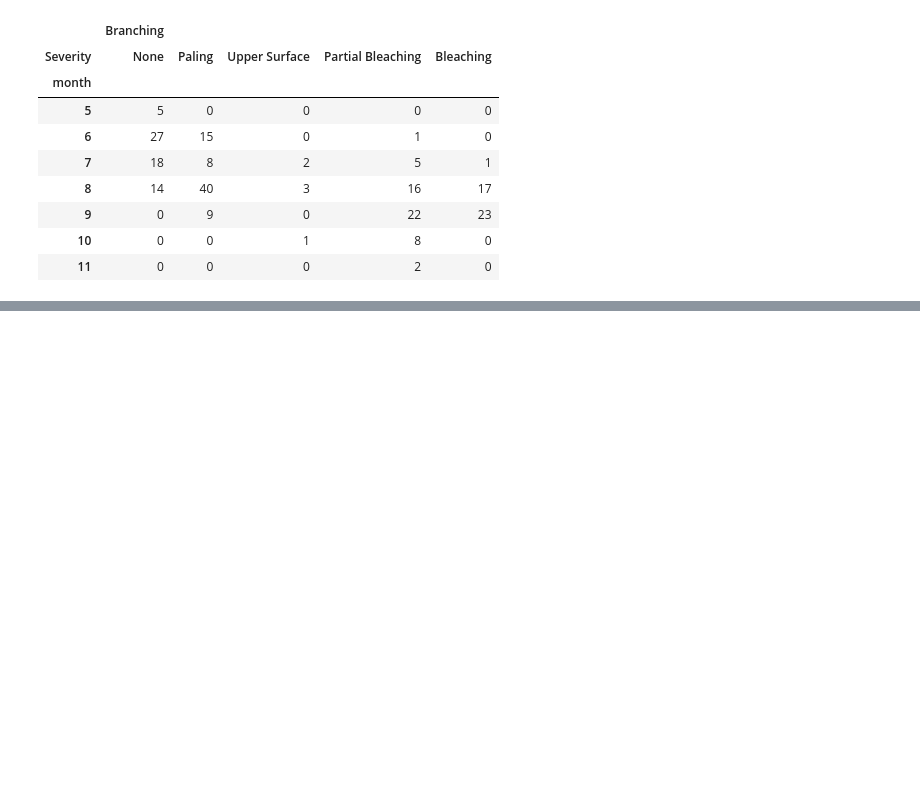
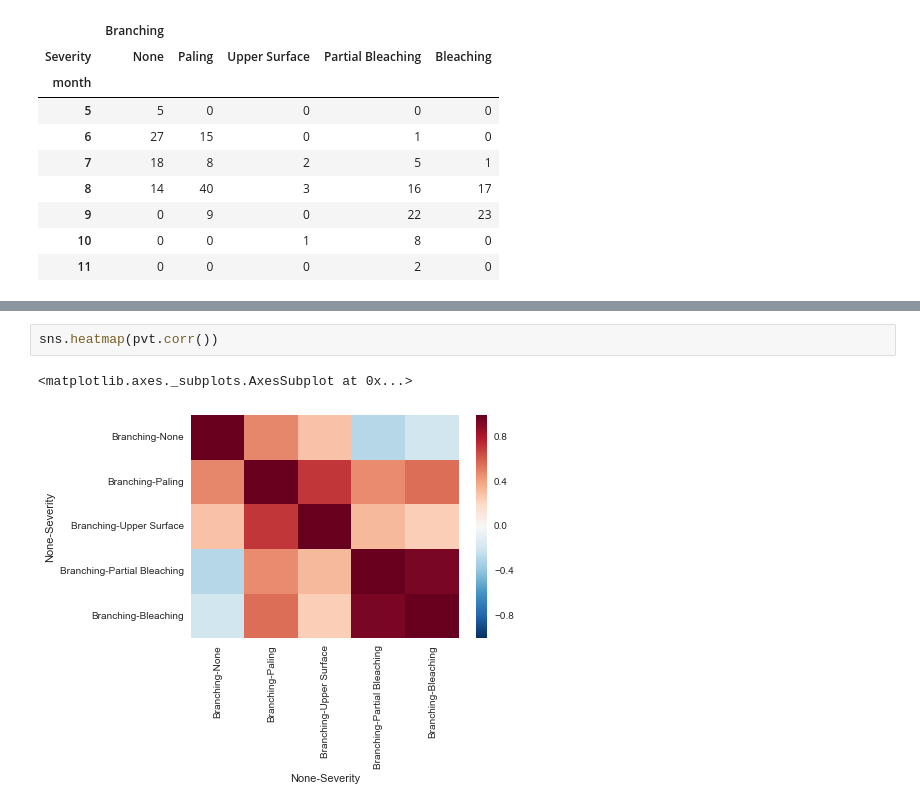
Before and after one commit to misrab/homework, a Jupyter notebook: BalaCattavarayane/Project/Project1.ipynb, the cells around one changed output, grey strips where cells are left out. Cells and saved outputs as stored; diff of their text form; blank space fills up the shorter version.

```diff
--- a/BalaCattavarayane/Project/Project1.ipynb
+++ b/BalaCattavarayane/Project/Project1.ipynb
@@ -282,0 +341,5 @@ b.set_ylabel("Observation Count", fontsize=10)
+# %%
+sns.heatmap(pvt.corr())
+# %% [output]
+<matplotlib.axes._subplots.AxesSubplot at 0x...>
+[figure, added]
```
Also changed, not shown: parts of 9 cells of this notebook.
